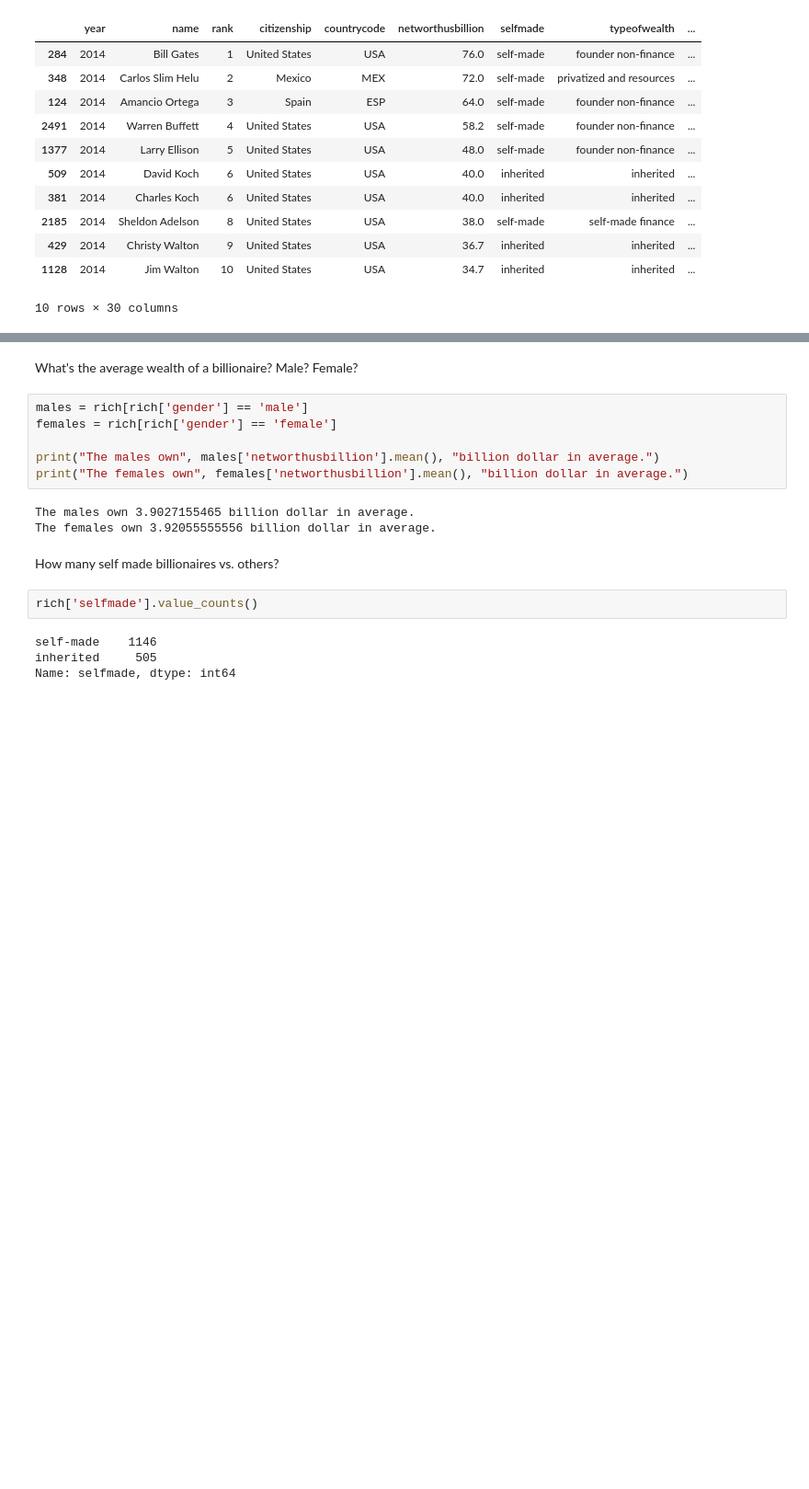
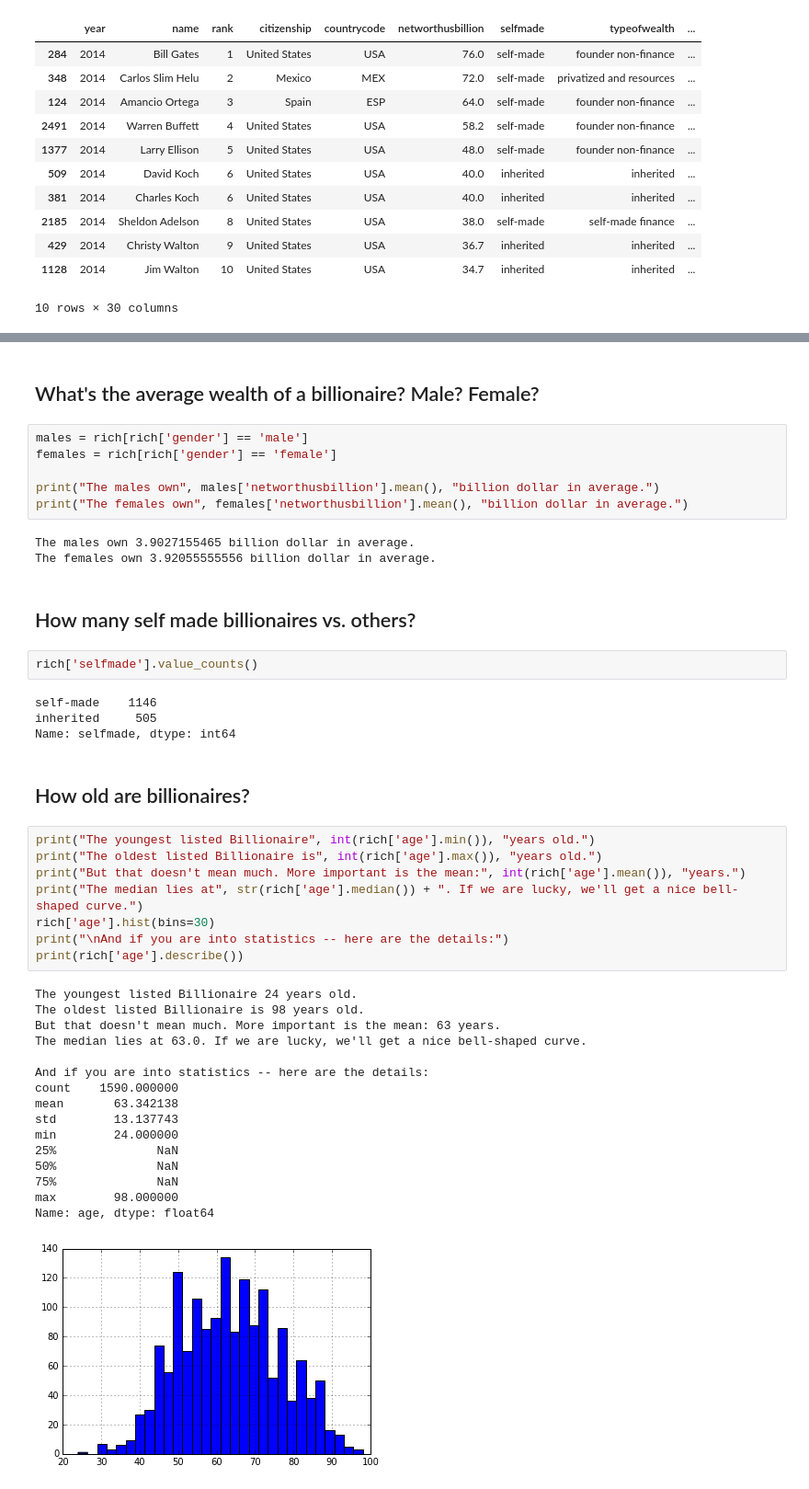
Before and after one commit to thisss/foundations-homework, a Jupyter notebook: foundations/07/homework_7_research.ipynb, the cells around one changed output, grey strips where cells are left out. Shown at 92% size. Saved outputs shown, nothing was run; the diff lists cells and outputs as text; blank space fills up the shorter version.

```diff
--- a/foundations/07/homework_7_research.ipynb
+++ b/foundations/07/homework_7_research.ipynb
@@ -85,5 +75,5 @@ rich.sort_values(by='networthusbillion', ascending=False).head(10)
 # %% [markdown]
-What's the average wealth of a billionaire? Male? Female?
+## What's the average wealth of a billionaire? Male? Female?
 # %%
 males = rich[rich['gender'] == 'male']
 females = rich[rich['gender'] == 'female']
@@ -94,11 +84,38 @@ print("The females own", females['networthusbillion'].mean(), "billion dollar in
 The males own 3.9027155465 billion dollar in average.
 The females own 3.92055555556 billion dollar in average.
 # %% [markdown]
-How many self made billionaires vs. others?
+## How many self made billionaires vs. others?
 # %%
 rich['selfmade'].value_counts()
 # %% [output]
 self-made    1146
 inherited     505
 Name: selfmade, dtype: int64
+# %% [markdown]
+## How old are billionaires?
+# %%
+print("The youngest listed Billionaire", int(rich['age'].min()), "years old.")
+print("The oldest listed Billionaire is", int(rich['age'].max()), "years old.")
+print("But that doesn't mean much. More important is the mean:", int(rich['age'].mean()), "years.")
+print("The median lies at", str(rich['age'].median()) + ". If we are lucky, we'll get a nice bell-shaped curve.")
+rich['age'].hist(bins=30)
+print("\nAnd if you are into statistics -- here are the details:")
+print(rich['age'].describe())
+# %% [output]
+The youngest listed Billionaire 24 years old.
+The oldest listed Billionaire is 98 years old.
+But that doesn't mean much. More important is the mean: 63 years.
+The median lies at 63.0. If we are lucky, we'll get a nice bell-shaped curve.
+
+And if you are into statistics -- here are the details:
+count    1590.000000
+mean       63.342138
+std        13.137743
+min        24.000000
+25%              NaN
+50%              NaN
+75%              NaN
+max        98.000000
+Name: age, dtype: float64
+[figure, added]
 # %% [markdown]
```
Also changed, not shown: parts of 29 cells of this notebook, 5 other files.
